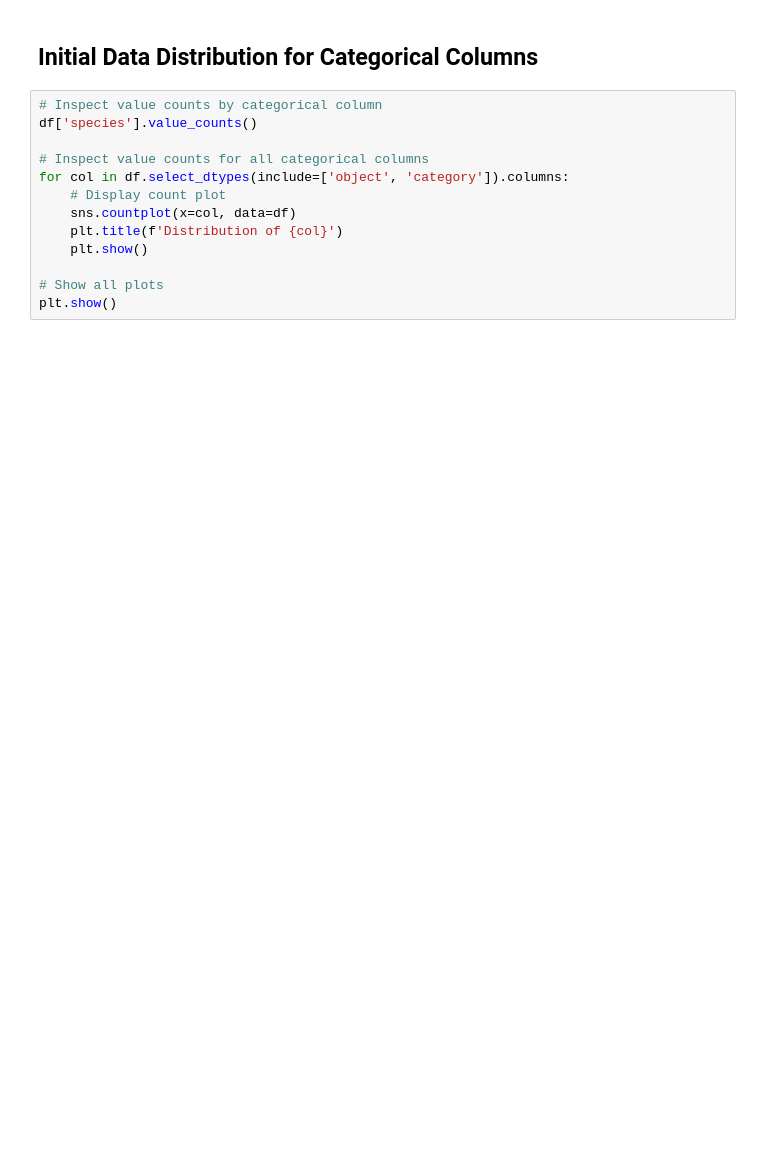
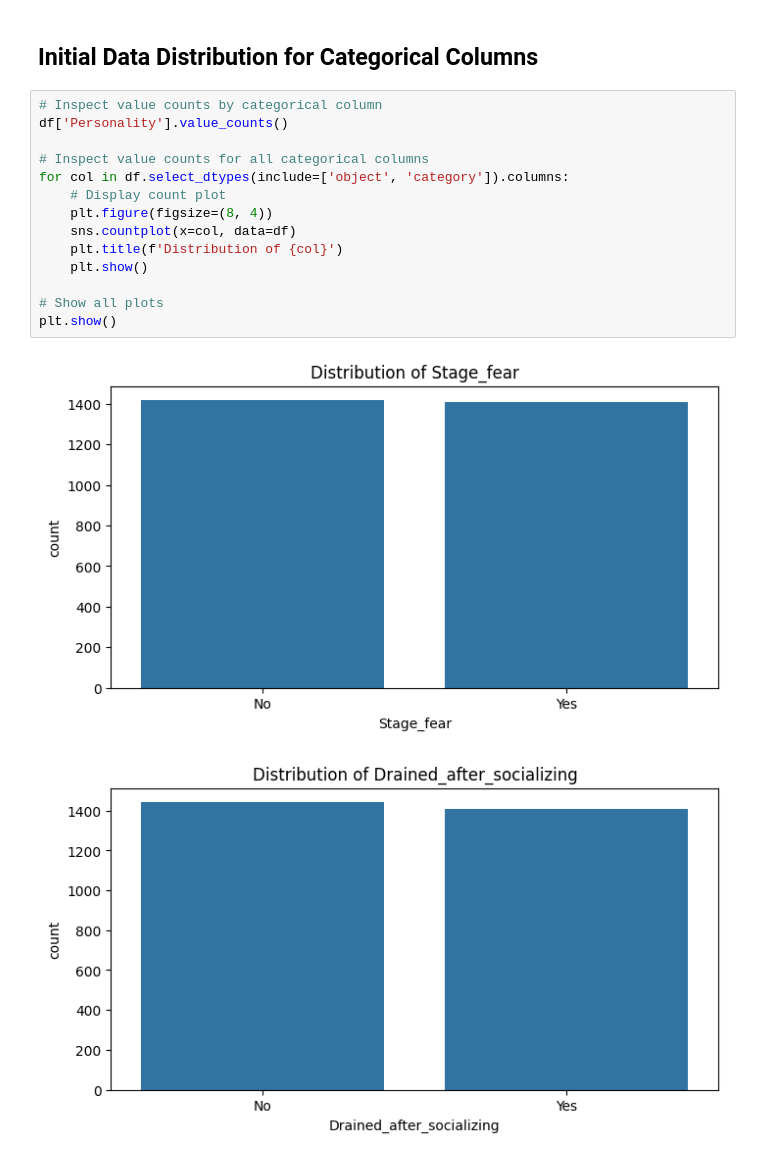
Before and after one commit to hasherlaws18/datafun-06-eda, a Jupyter notebook: houston_eda.ipynb, the cells around one changed output. Cells and saved outputs as stored; diff of their text form; blank space fills up the shorter version.

```diff
--- a/houston_eda.ipynb
+++ b/houston_eda.ipynb
@@ -94,14 +98,18 @@ plt.show()
 ## Initial Data Distribution for Categorical Columns
 # %%
 # Inspect value counts by categorical column
-df['species'].value_counts()
+df['Personality'].value_counts()
 
 # Inspect value counts for all categorical columns
 for col in df.select_dtypes(include=['object', 'category']).columns:
     # Display count plot
+    plt.figure(figsize=(8, 4))
     sns.countplot(x=col, data=df)
     plt.title(f'Distribution of {col}')
     plt.show()
 
 # Show all plots
 plt.show()
+# %% [output]
+[figure, added]
+[figure, added]
```
Also changed, not shown: parts of 9 cells of this notebook.
